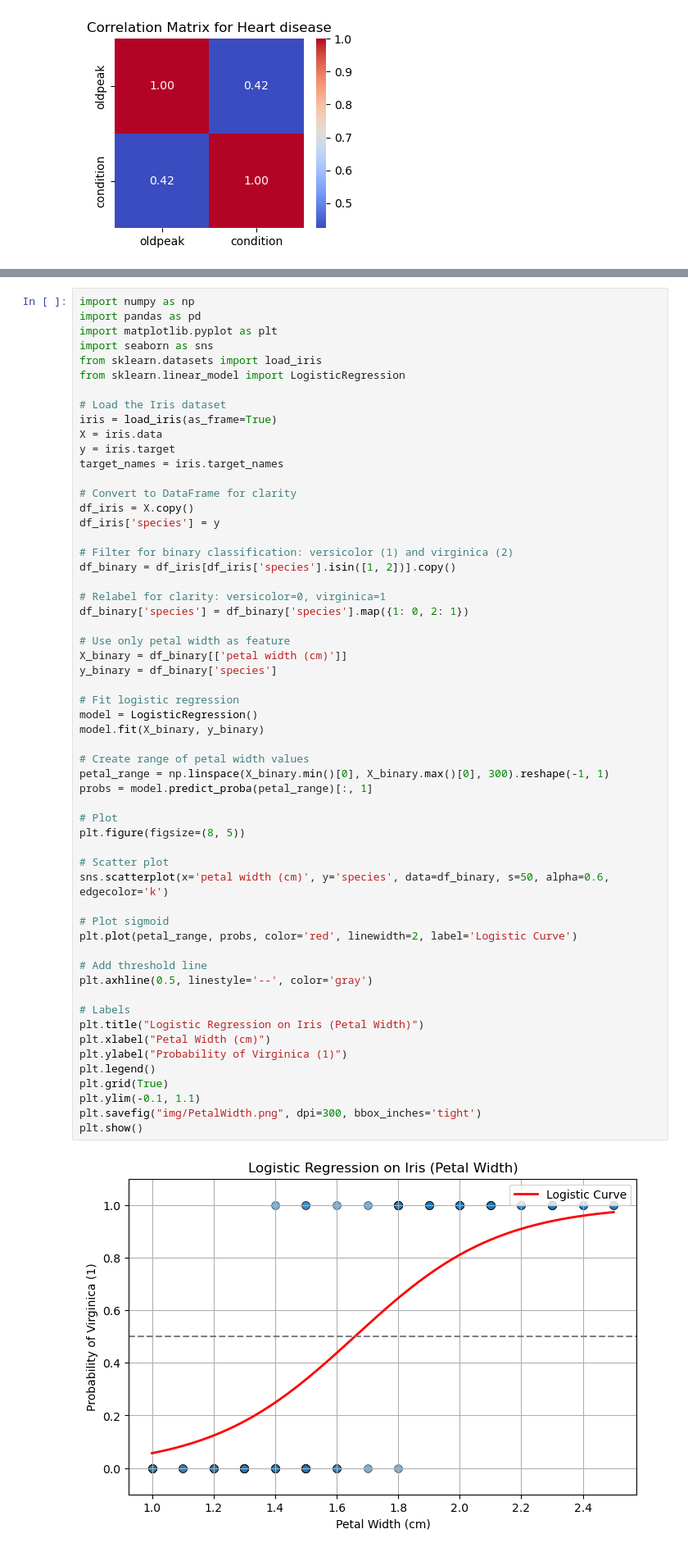
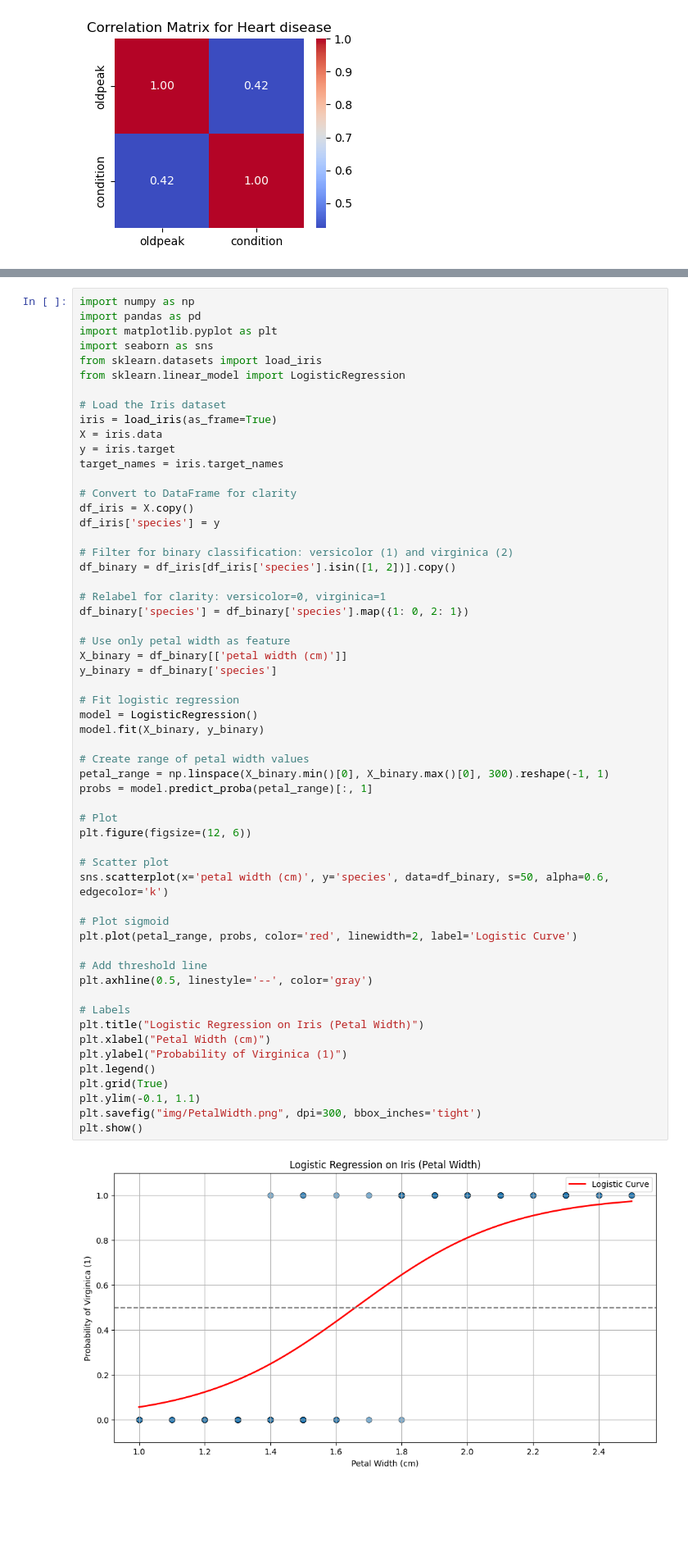
Before and after one commit to Shreyas-phys/MLProjects, a Jupyter notebook: Regression/heart-disease-logreg/Simplelogreg.ipynb, the cells around one changed output, grey strips where cells are left out. Shown at 82% size. Drawn from its saved outputs; the diff is of its cells as text; blank space fills up the shorter version.

```diff
--- a/Regression/heart-disease-logreg/Simplelogreg.ipynb
+++ b/Regression/heart-disease-logreg/Simplelogreg.ipynb
@@ -180,35 +180,35 @@ y_binary = df_binary['species']
 
 # Fit logistic regression
 model = LogisticRegression()
 model.fit(X_binary, y_binary)
 
 # Create range of petal width values
 petal_range = np.linspace(X_binary.min()[0], X_binary.max()[0], 300).reshape(-1, 1)
 probs = model.predict_proba(petal_range)[:, 1]
 
 # Plot
-plt.figure(figsize=(8, 5))
+plt.figure(figsize=(12, 6))
 
 # Scatter plot
 sns.scatterplot(x='petal width (cm)', y='species', data=df_binary, s=50, alpha=0.6, edgecolor='k')
 
 # Plot sigmoid
 plt.plot(petal_range, probs, color='red', linewidth=2, label='Logistic Curve')
 
 # Add threshold line
 plt.axhline(0.5, linestyle='--', color='gray')
 
 # Labels
 plt.title("Logistic Regression on Iris (Petal Width)")
 plt.xlabel("Petal Width (cm)")
 plt.ylabel("Probability of Virginica (1)")
 plt.legend()
 plt.grid(True)
 plt.ylim(-0.1, 1.1)
 plt.savefig("img/PetalWidth.png", dpi=300, bbox_inches='tight')
 plt.show()
 # %% [output]
-[figure, old version]
+[figure, new version]
 # %%
 import numpy as np
 import pandas as pd
```
Also changed, not shown: parts of 2 cells of this notebook, 5 other files.
